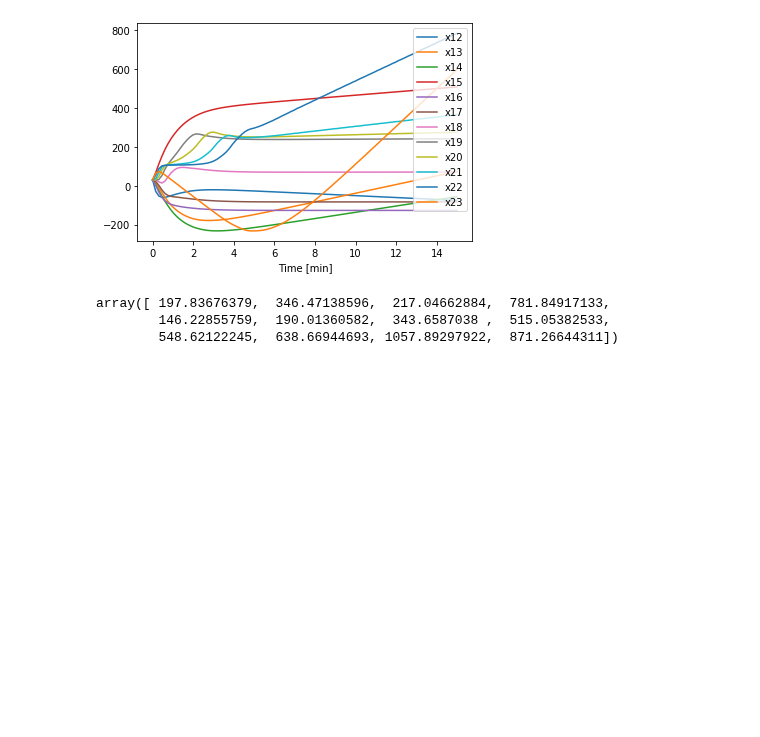
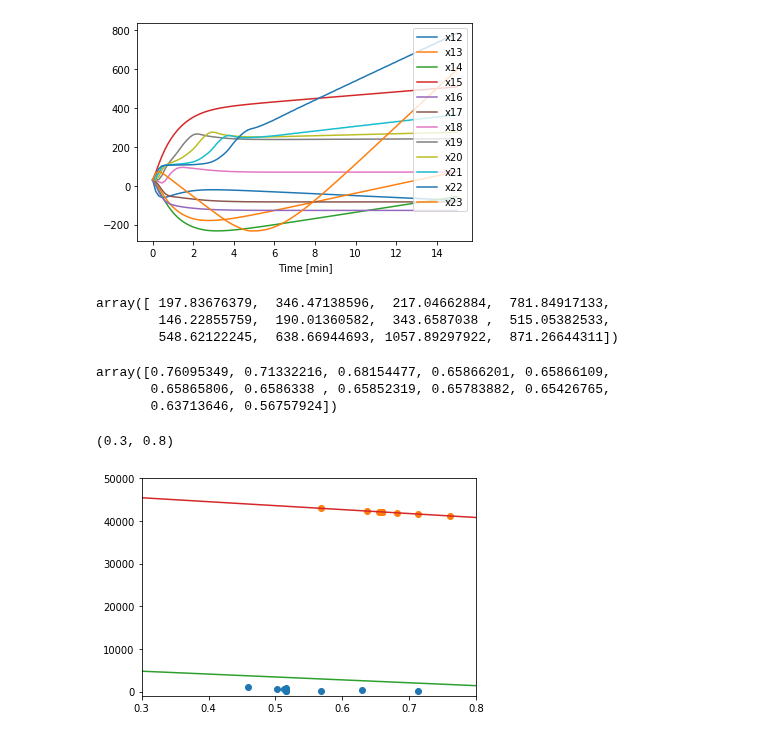
Before and after one commit to albertmitchell3/Distillation_Column, a Jupyter notebook: Basic Distillation Column/Model_2_Energy_Approximation.ipynb, the cells around one changed output. Cells and saved outputs as stored; diff of their text form; code cells hidden in the pictures; blank space fills up the shorter version.

```diff
--- a/Basic Distillation Column/Model_2_Energy_Approximation.ipynb
+++ b/Basic Distillation Column/Model_2_Energy_Approximation.ipynb
@@ -520,3 +520,34 @@ initial_run.y[12:24,-1]
 array([ 197.83676379,  346.47138596,  217.04662884,  781.84917133,
         146.22855759,  190.01360582,  343.6587038 ,  515.05382533,
         548.62122245,  638.66944693, 1057.89297922,  871.26644311])
+# %%
+sol  = initial_run.y
+sol_x = sol[0:12,-1]
+sol_H = sol[12:24,-1]
+
+sol_y = vle_data(sol_x)
+
+HV = []
+
+for i in range(len(sol_x)):
+    yi = sol_y[i]
+    HV.append(CP.PropsSI('HMOLAR','P',101325,'Q',1,f'Ethanol[{yi}]&Water[{1-yi}]'))
+sol_y
+# %% [output]
+array([0.76095349, 0.71332216, 0.68154477, 0.65866201, 0.65866109,
+       0.65865806, 0.6586338 , 0.65852319, 0.65783882, 0.65426765,
+       0.63713646, 0.56757924])
+# %%
+plt.plot(sol_x,sol_H,"o")
+plt.plot(sol_y,HV,"o")
+
+xi = np.linspace(0.01,0.99,100)
+yi = np.linspace(0.01,0.99,100)
+
+plt.plot(xi,liquid_enthalpy(xi))
+plt.plot(yi,vapour_enthalpy(yi))
+plt.ylim(-1000,50000)
+plt.xlim(0.3,0.8)
+# %% [output]
+(0.3, 0.8)
+[figure, added]
```
